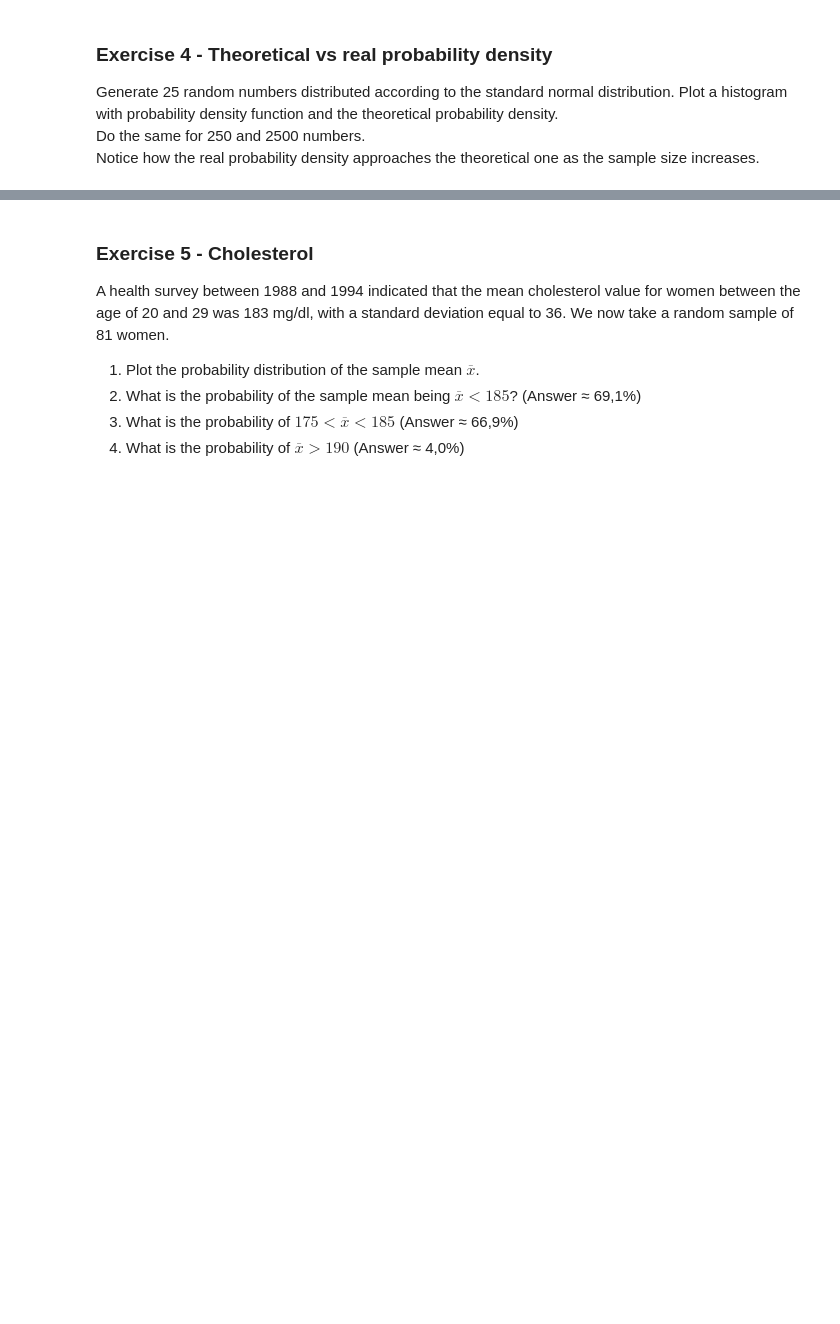
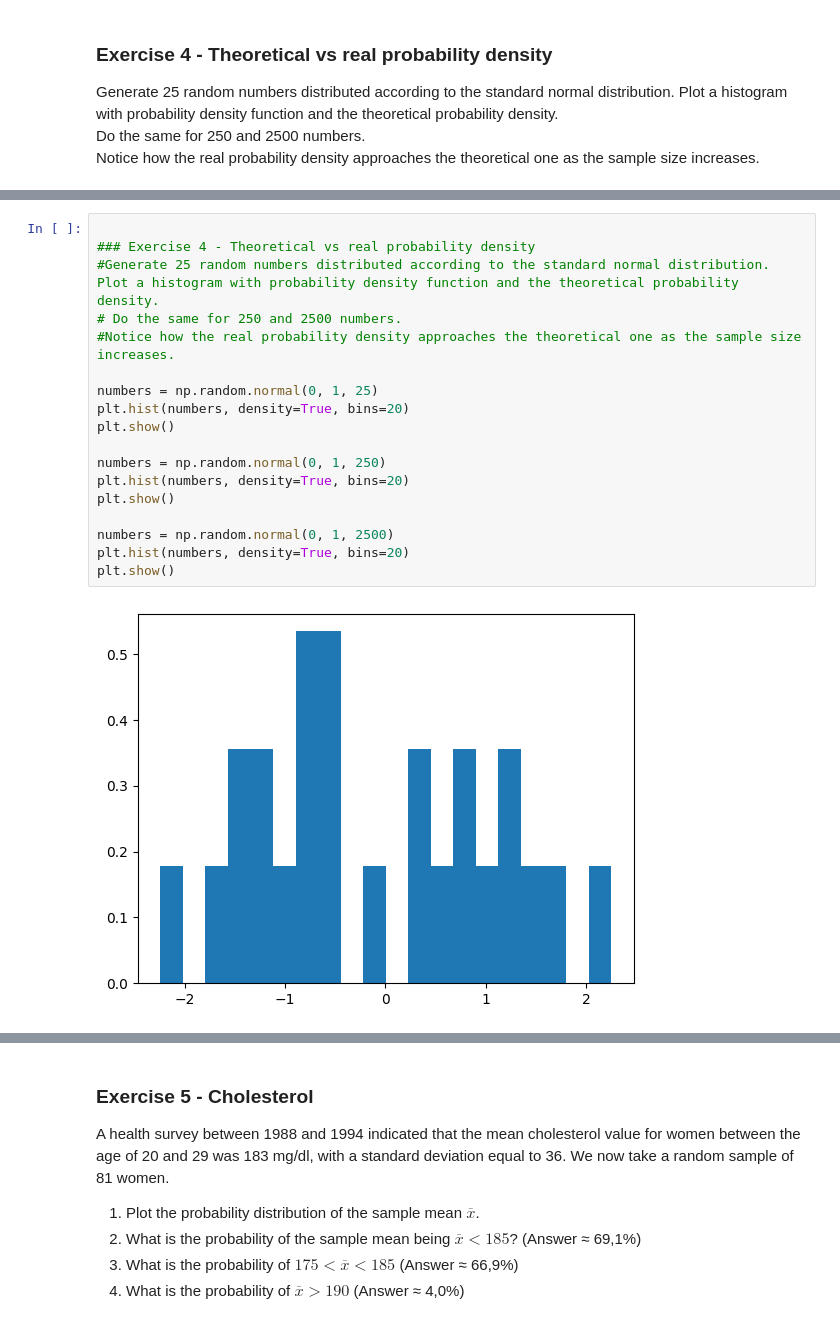
Before and after one commit to JasperLefever/dsai-oef, a Jupyter notebook: 3-central-limit-testing/lab_3_01.ipynb, the cells around one changed output, grey strips where cells are left out. Drawn from its saved outputs; the diff is of its cells as text; blank space fills up the shorter version.

```diff
--- a/3-central-limit-testing/lab_3_01.ipynb
+++ b/3-central-limit-testing/lab_3_01.ipynb
@@ -129,0 +124,20 @@ plt.show()
+# %%
+
+### Exercise 4 - Theoretical vs real probability density
+#Generate 25 random numbers distributed according to the standard normal distribution. Plot a histogram with probability density function and the theoretical probability density.
+# Do the same for 250 and 2500 numbers.
+#Notice how the real probability density approaches the theoretical one as the sample size increases.
+
+numbers = np.random.normal(0, 1, 25)
+plt.hist(numbers, density=True, bins=20)
+plt.show()
+
+numbers = np.random.normal(0, 1, 250)
+plt.hist(numbers, density=True, bins=20)
+plt.show()
+
+numbers = np.random.normal(0, 1, 2500)
+plt.hist(numbers, density=True, bins=20)
+plt.show()
+# %% [output]
+[figure, added]
```
Also changed, not shown: parts of 19 cells of this notebook.
